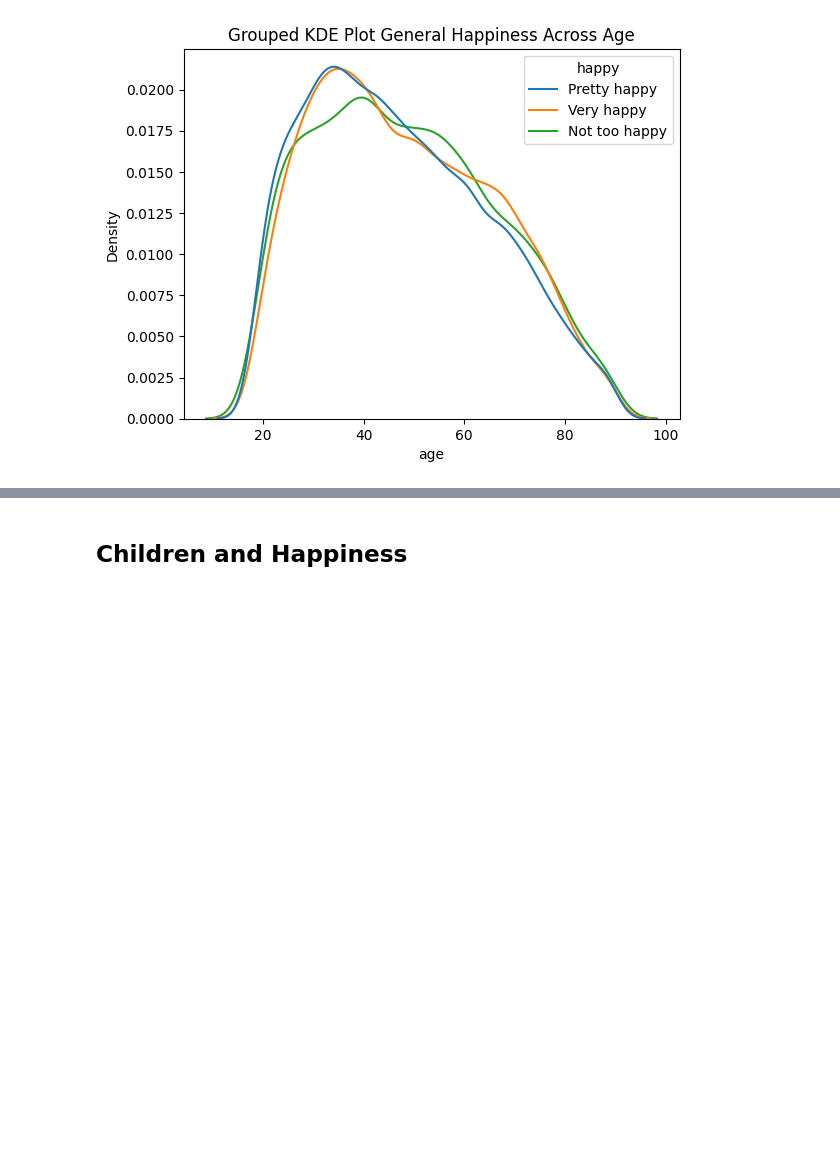
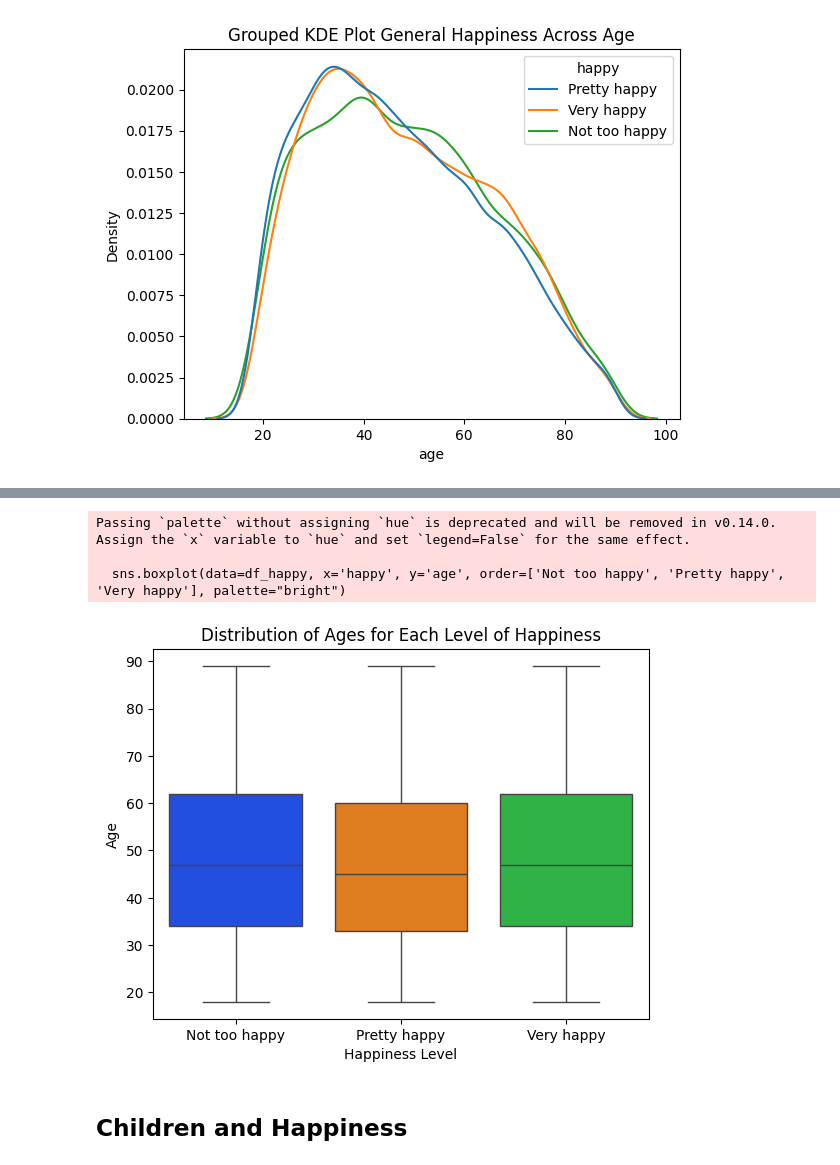
Before and after one commit to kpunsalan8/DS-3001-EDA-KP, a Jupyter notebook: lab/gss.ipynb, the cells around one changed output, grey strips where cells are left out. Saved outputs shown, nothing was run; the diff lists cells and outputs as text; code cells hidden in the pictures; blank space fills up the shorter version.

```diff
--- a/lab/gss.ipynb
+++ b/lab/gss.ipynb
@@ -322,3 +335,19 @@ sns.kdeplot( data=df_happy, x=var, hue=conditioning, common_norm=False).set(titl
+# %%
+# boxplot showing distribution of ages for each level of happiness
+sns.boxplot(data=df_happy, x='happy', y='age', order=['Not too happy', 'Pretty happy', 'Very happy'], palette="bright")
+
+# Labels and title
+plt.xlabel("Happiness Level")
+plt.ylabel("Age")
+plt.title("Distribution of Ages for Each Level of Happiness")
+
+# Show the plot
+plt.show()
+# %% [output]
+Passing `palette` without assigning `hue` is deprecated and will be removed in v0.14.0. Assign the `x` variable to `hue` and set `legend=False` for the same effect.
+
+  sns.boxplot(data=df_happy, x='happy', y='age', order=['Not too happy', 'Pretty happy', 'Very happy'], palette="bright")
+[figure, added]
 # %% [markdown]
 ## Children and Happiness
 # %%
```
Also changed, not shown: parts of 11 cells of this notebook.
